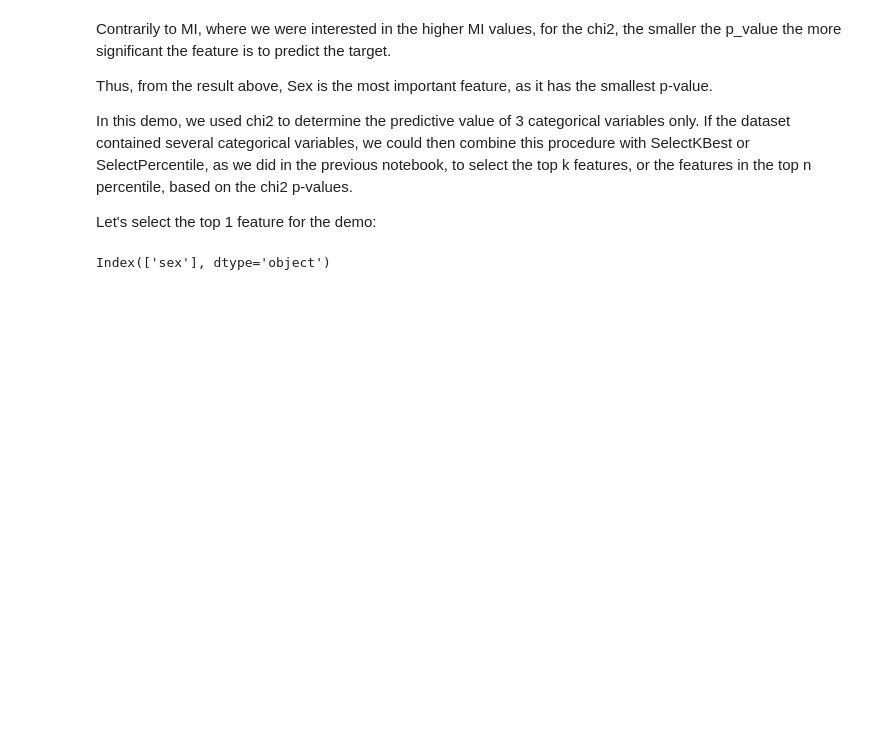
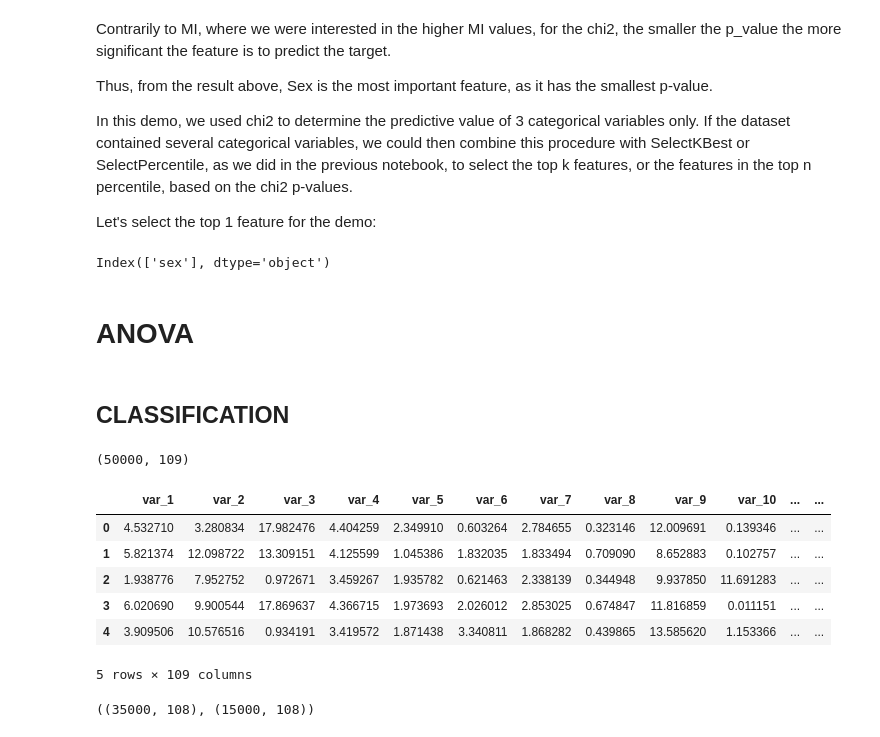
Before and after one commit to daianeklein/Feature-Selection, a Jupyter notebook: Statistical-Methods.ipynb, the cells around one changed output. Cells and saved outputs as stored; diff of their text form; code cells hidden in the pictures; blank space fills up the shorter version.

```diff
--- a/Statistical-Methods.ipynb
+++ b/Statistical-Methods.ipynb
@@ -106,3 +112,7 @@ Index(['sex'], dtype='object')
 #remove the rest of the features:
 X_train = sel_.transform(X_train)
 X_test = sel_.transform(X_test)
+# %% [markdown]
+# ANOVA
+# %% [markdown]
+## CLASSIFICATION
@@ -108,0 +121,27 @@ X_test = sel_.transform(X_test)
+# %%
+df2.shape
+# %% [output]
+(50000, 109)
+# %%
+df2.head()
+# %% [output]
+|  | var_1 | var_2 | var_3 | var_4 | var_5 | var_6 | var_7 | var_8 | var_9 | var_10 | ... | ... |
+| 0 | 4.532710 | 3.280834 | 17.982476 | 4.404259 | 2.349910 | 0.603264 | 2.784655 | 0.323146 | 12.009691 | 0.139346 | ... | ... |
+| 1 | 5.821374 | 12.098722 | 13.309151 | 4.125599 | 1.045386 | 1.832035 | 1.833494 | 0.709090 | 8.652883 | 0.102757 | ... | ... |
+| 2 | 1.938776 | 7.952752 | 0.972671 | 3.459267 | 1.935782 | 0.621463 | 2.338139 | 0.344948 | 9.937850 | 11.691283 | ... | ... |
+| 3 | 6.020690 | 9.900544 | 17.869637 | 4.366715 | 1.973693 | 2.026012 | 2.853025 | 0.674847 | 11.816859 | 0.011151 | ... | ... |
+| 4 | 3.909506 | 10.576516 | 0.934191 | 3.419572 | 1.871438 | 3.340811 | 1.868282 | 0.439865 | 13.585620 | 1.153366 | ... | ... |
+5 rows × 109 columns
+# %%
+# train and test
+# In all feature selection procedures, it is good practice to select the features by examining only the training set. And this is to avoid overfit.
+
+X_train, X_test, y_train, y_test = train_test_split(
+df2.drop(labels=['target'], axis = 1),
+df2['target'],
+test_size = 0.3,
+random_state = 0)
+
+X_train.shape, X_test.shape
+# %% [output]
+((35000, 108), (15000, 108))
```
Also changed, not shown: parts of 18 cells of this notebook.
